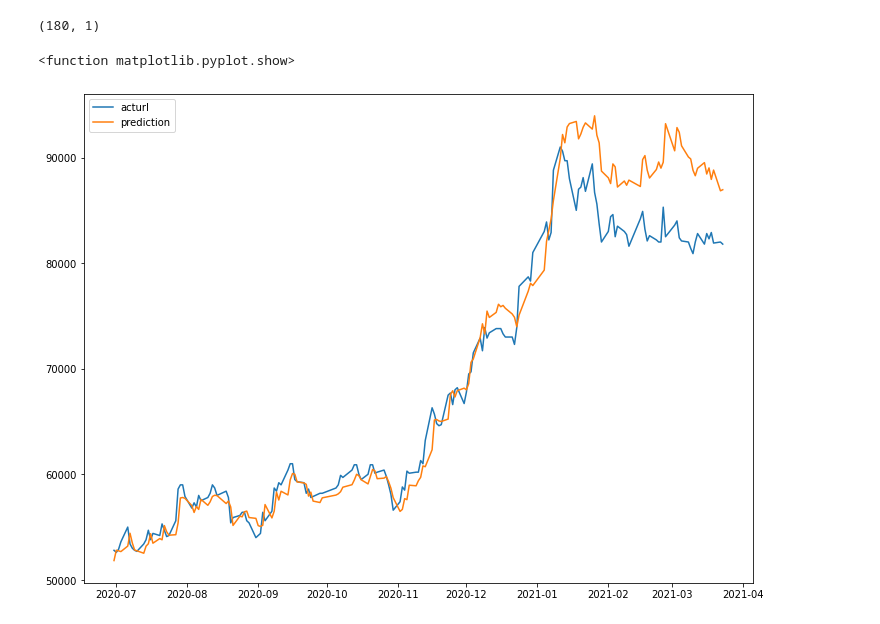
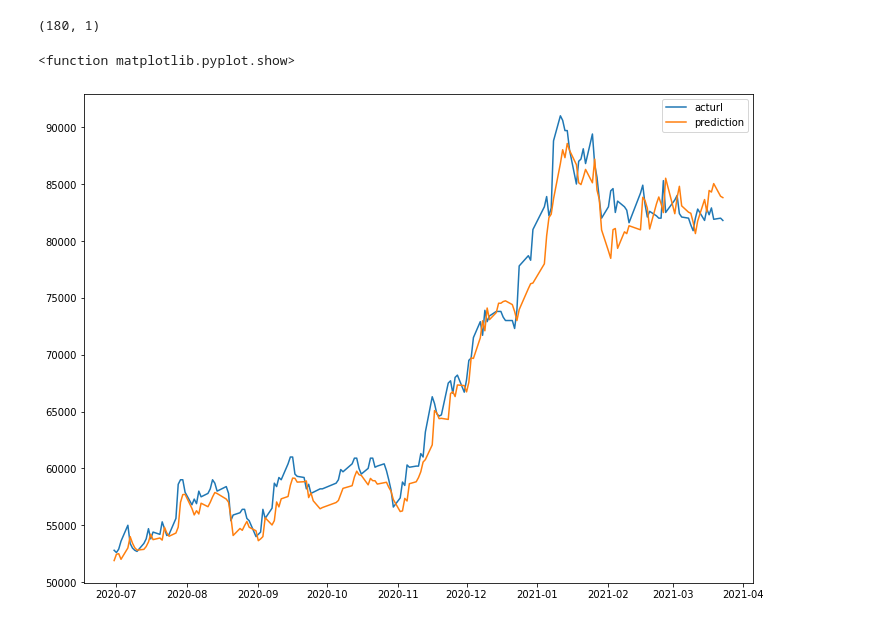
Before and after one commit to DeokwonWang/deeplearnigstudy, a Jupyter notebook: dduksang.ipynb, the cells around one changed output. Drawn from its saved outputs; the diff is of its cells as text; code cells hidden in the pictures.

```diff
--- a/dduksang.ipynb
+++ b/dduksang.ipynb
@@ -12,9 +12,9 @@ cd /content/drive/MyDrive/samsung/
 # %%
 import pandas as pd
 
-df = pd.read_csv('samsung_sk_KOSPI.csv', names= ['date','SamsungOpen','SamsungHigh','SamsungLow','SamsungClose','SamsungVolume',
+df = pd.read_csv('samsung_sk_KOSPI.csv', names= ['date','SamsungOpen','SamsungHigh','SamsungLow','SamsungChange','SamsungVolume',
                                         'SkhynixOpen','SkhynixHigh','SkhynixLow','SkhynixClose','SkhynixVolume','SkhynixChange',
-                                        'KOSPIOpen','KOSPIHigh','KOSPILow','KOSPIClose','KOSPIVolume','KOSPIChange','SamsungChange'])
+                                        'KOSPIOpen','KOSPIHigh','KOSPILow','KOSPIClose','KOSPIVolume','KOSPIChange','newscount','SamsungClose'])
 
 df.head()
 # %% [output]
@@ -36,7 +53,7 @@ from sklearn.preprocessing import MinMaxScaler
 scaler = MinMaxScaler()
 scale_cols = ['SamsungOpen','SamsungHigh','SamsungLow','SamsungClose','SamsungVolume',
               'SkhynixOpen','SkhynixHigh','SkhynixLow','SkhynixClose','SkhynixVolume','SkhynixChange',
-              'KOSPIOpen','KOSPIHigh','KOSPILow','KOSPIClose','KOSPIVolume','KOSPIChange','SamsungChange']
+              'KOSPIOpen','KOSPIHigh','KOSPILow','KOSPIClose','KOSPIVolume','KOSPIChange','newscount','SamsungChange']
 df_scaled = scaler.fit_transform(df[scale_cols])
 
 df_scaled = pd.DataFrame(df_scaled)
@@ -77,7 +94,7 @@ import numpy as np
 
 feature_cols = ['SamsungOpen','SamsungHigh','SamsungLow','SamsungChange','SamsungVolume',
               'SkhynixOpen','SkhynixHigh','SkhynixLow','SkhynixClose','SkhynixVolume','SkhynixChange',
-              'KOSPIOpen','KOSPIHigh','KOSPILow','KOSPIClose','KOSPIVolume','KOSPIChange']
+              'KOSPIOpen','KOSPIHigh','KOSPILow','KOSPIClose','KOSPIVolume','KOSPIChange','newscount']
 label_cols = ['SamsungClose']
 
 train_feature = train[feature_cols]
@@ -110,7 +127,7 @@ from keras.callbacks import EarlyStopping, ModelCheckpoint
 from keras.layers import LSTM
 
 model = Sequential()
-model.add(LSTM(16,
+model.add(LSTM(17,
                input_shape=(train_feature.shape[1], train_feature.shape[2]),
                activation='relu',
                return_sequences=False)
@@ -172,11 +189,11 @@ test_price = reverse_min_max_scaling(df['SamsungClose'],test_label)
 # %%
 from matplotlib import pyplot as plt
 
 plt.figure(figsize=(12,9))
-plt.plot(df.loc[3089:,['date']], test_price, label = 'acturl')
+plt.plot(df.loc[3089:,['date']], df.loc[3089:,['SamsungClose']], label = 'acturl')
 plt.plot(df.loc[3089:,['date']], test_predict, label = 'prediction')
 plt.legend()
 plt.show
 # %% [output]
 <function matplotlib.pyplot.show>
-[figure, old version]
+[figure, new version]
```
Also changed, not shown: parts of 8 cells of this notebook.
